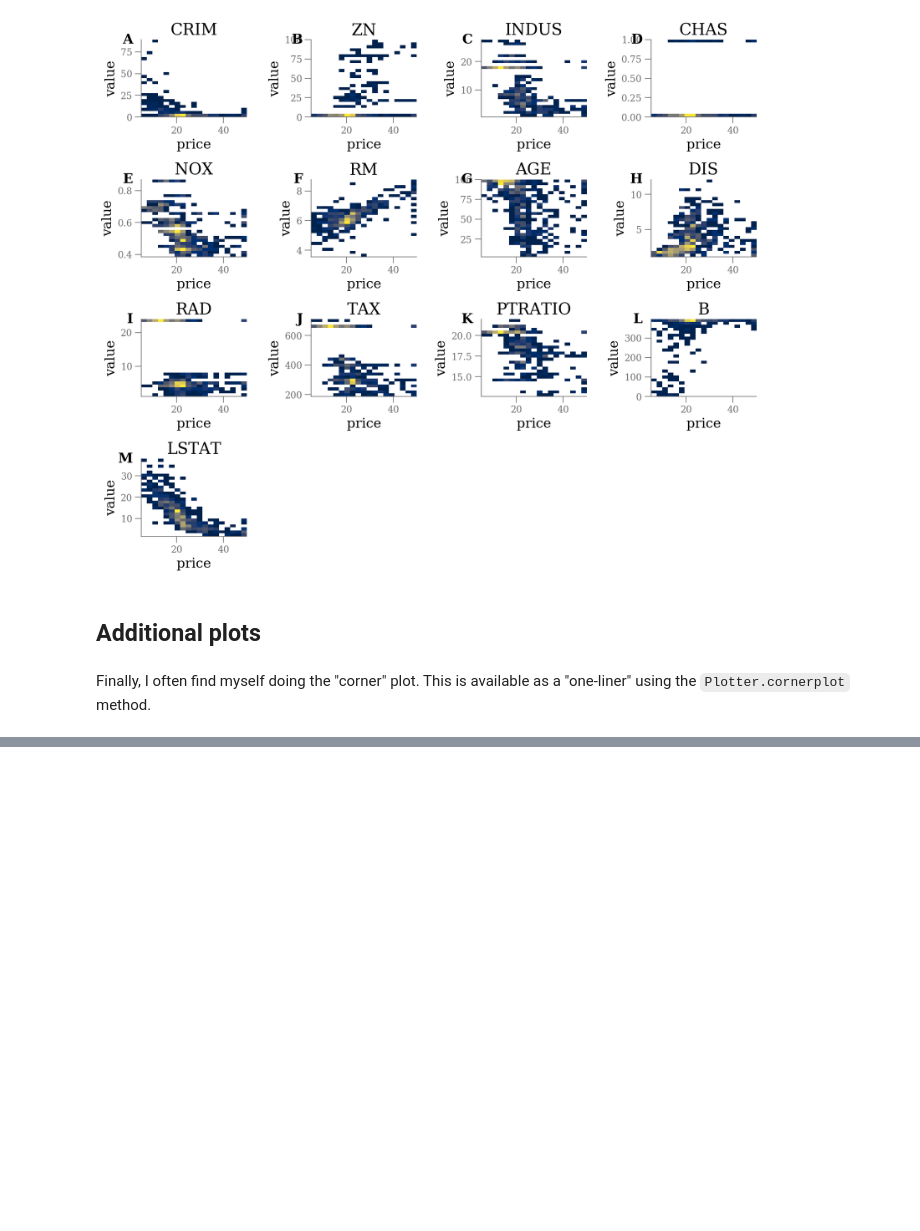
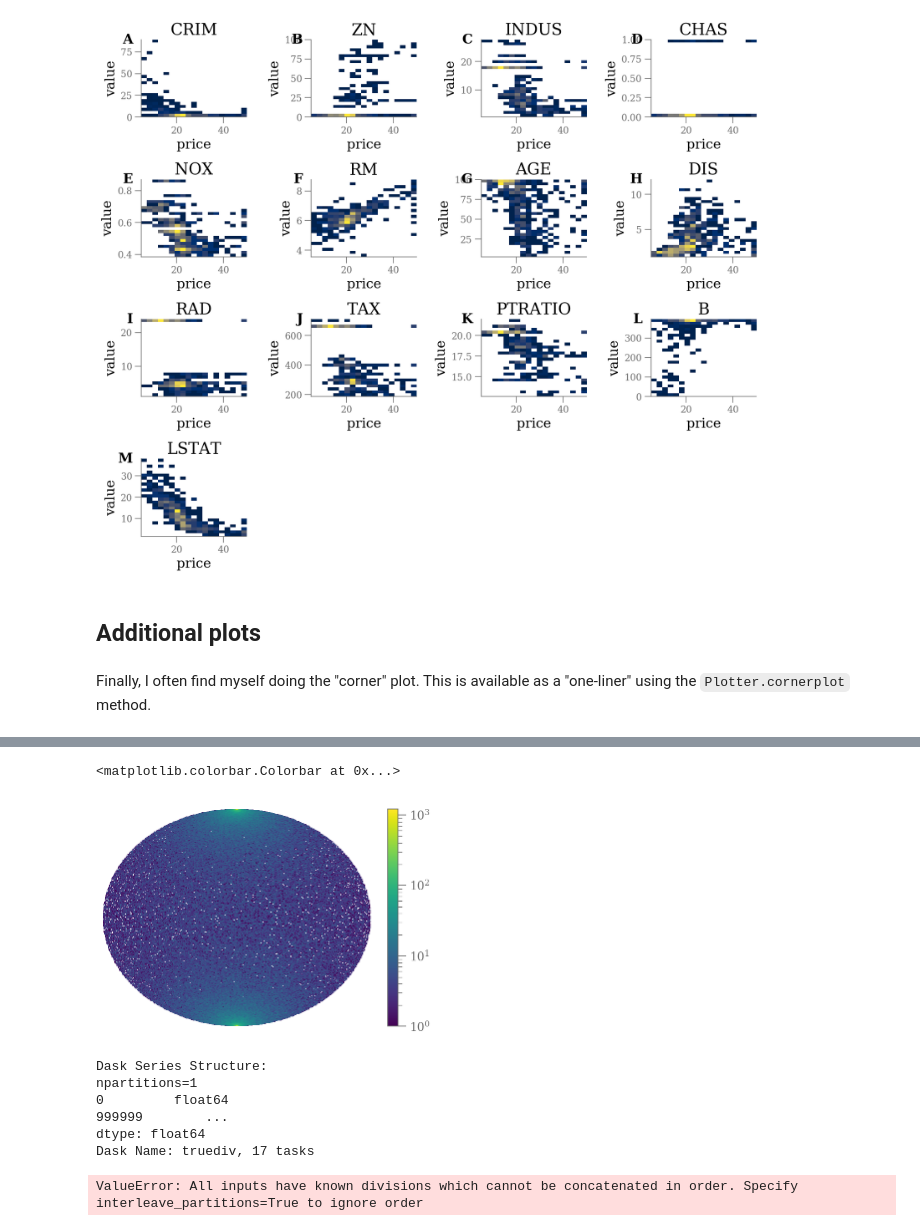
Before and after one commit to mfouesneau/ezdata, a Jupyter notebook: examples/examples.ipynb, the cells around one changed output, grey strips where cells are left out. Saved outputs shown, nothing was run; the diff lists cells and outputs as text; code cells hidden in the pictures; blank space fills up the shorter version.

```diff
--- a/examples/examples.ipynb
+++ b/examples/examples.ipynb
@@ -261,0 +311,12 @@ Finally, I often find myself doing the "corner" plot. This is available as a "on
+# %%
+cmap=plt.cm.viridis
+cmap.set_bad('w', alpha=0.)
+r = DSPlotter(dict(x=x, y=y)).plot('x', 'y', spread=1, cmap=cmap, norm=colors.LogNorm())
+ax = plt.gca()
+ax.xaxis.set_visible(False)
+ax.yaxis.set_visible(False)
+ax.set_frame_on(False)
+plt.colorbar(r)
+# %% [output]
+<matplotlib.colorbar.Colorbar at 0x...>
+[figure, added]
@@ -261,0 +340,14 @@ Finally, I often find myself doing the "corner" plot. This is available as a "on
+# %%
+# r = DSPlotter(dict(x=x, y=y)).plot('x', 'y', spread=1, cmap=cmap, norm=colors.LogNorm())
+dask.dataframe.from_dask_array(x)
+# %% [output]
+Dask Series Structure:
+npartitions=1
+0         float64
+999999        ...
+dtype: float64
+Dask Name: truediv, 17 tasks
+# %%
+dask.dataframe.concat([dask.dataframe.from_array(k) for k in [x, y]])
+# %% [output]
+ValueError: All inputs have known divisions which cannot be concatenated in order. Specify interleave_partitions=True to ignore order
```
Also changed, not shown: parts of 17 cells of this notebook.
